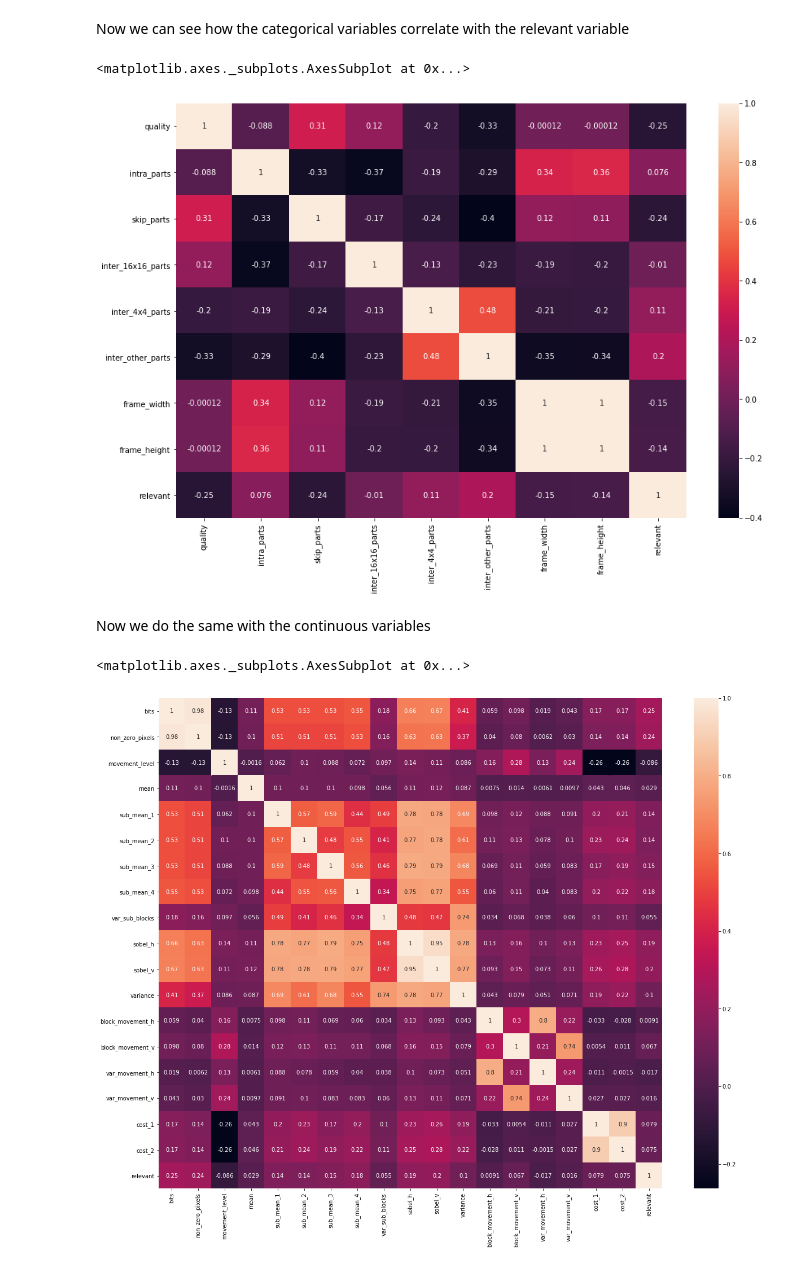
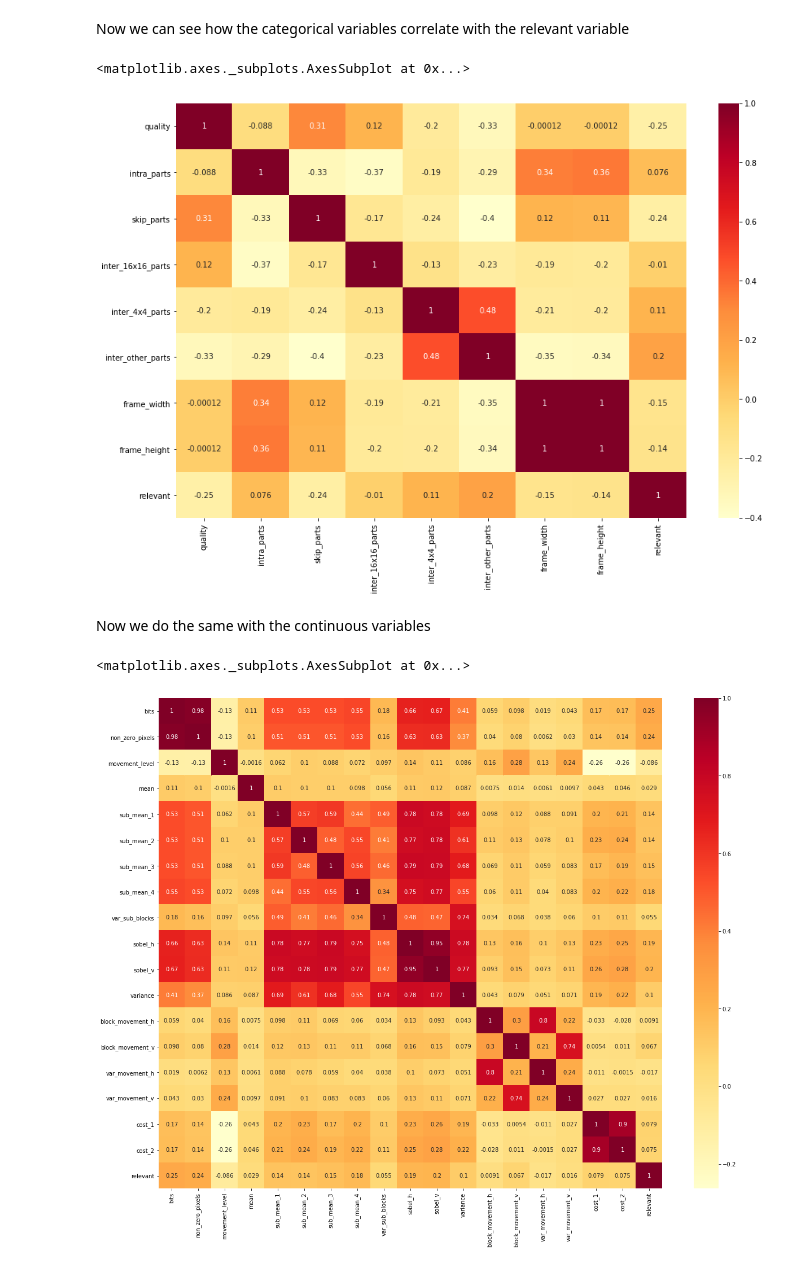
Before and after one commit to agemcipe/data_processes_mlcolonoscopy, a Jupyter notebook: notebooks/descriptive_analysis.ipynb, the cells around one changed output. Drawn from its saved outputs; the diff is of its cells as text; code cells hidden in the pictures.

```diff
--- a/notebooks/descriptive_analysis.ipynb
+++ b/notebooks/descriptive_analysis.ipynb
@@ -553,18 +550,18 @@ The groups are different.
 # %% [markdown]
 Now we can see how the categorical variables correlate with the relevant variable
 # %%
-plt.figure(figsize=(15, 10))
+plt.figure(figsize = (15, 10))
 corr_mtx = cat.corr()
-sns.heatmap(corr_mtx, annot=True)
+sns.heatmap(corr_mtx, annot = True, cmap = "YlOrRd")
 # %% [output]
 <matplotlib.axes._subplots.AxesSubplot at 0x...>
-[figure, old version]
+[figure, new version]
 # %% [markdown]
 Now we do the same with the continuous variables
 # %%
-plt.figure(figsize=(20, 16))
+plt.figure(figsize = (20, 16))
 corr_mtx = contRelv.corr()
-sns.heatmap(corr_mtx, annot=True)
+sns.heatmap(corr_mtx, annot = True, cmap = "YlOrRd")
 # %% [output]
 <matplotlib.axes._subplots.AxesSubplot at 0x...>
-[figure, old version]
+[figure, new version]
```
Also changed, not shown: parts of 34 cells of this notebook.
